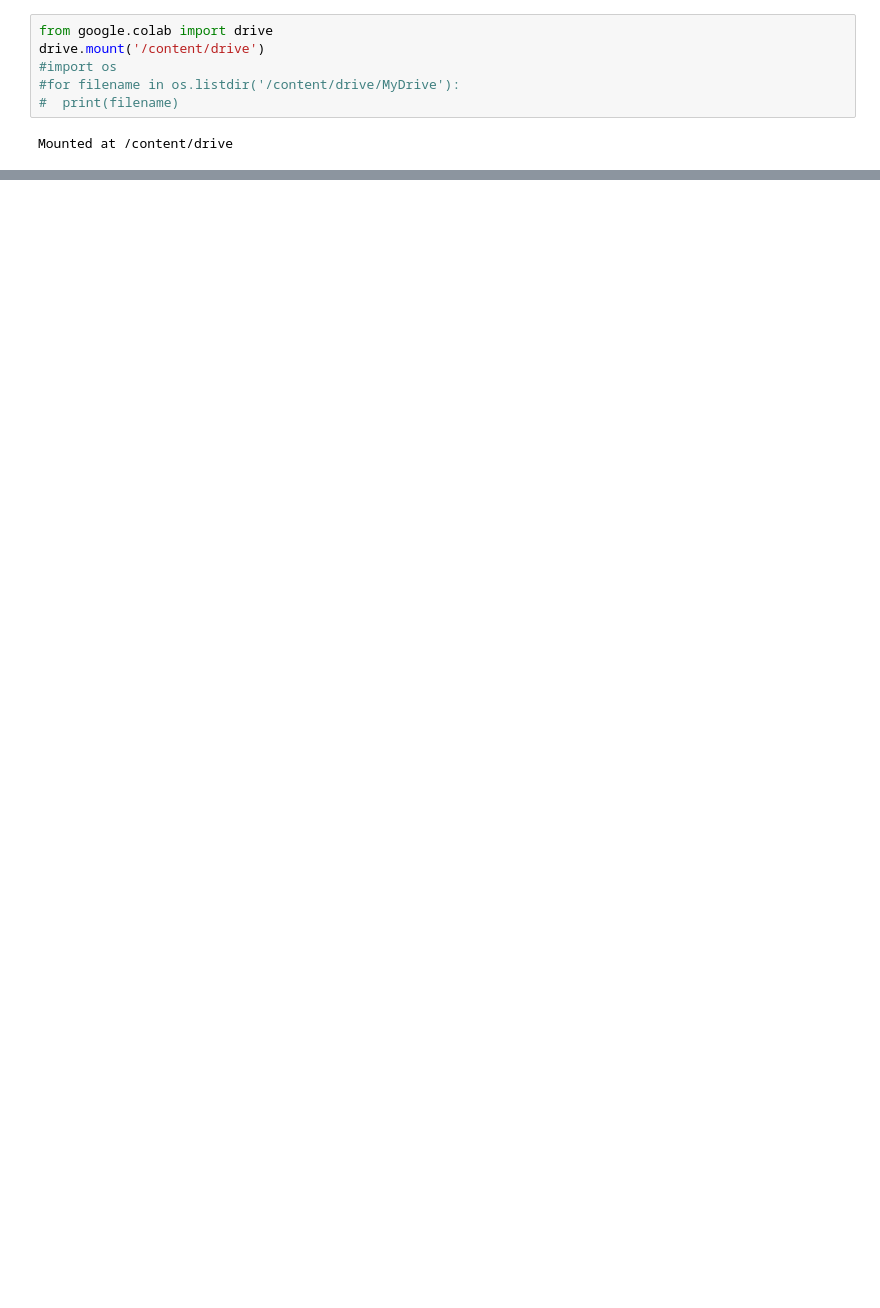
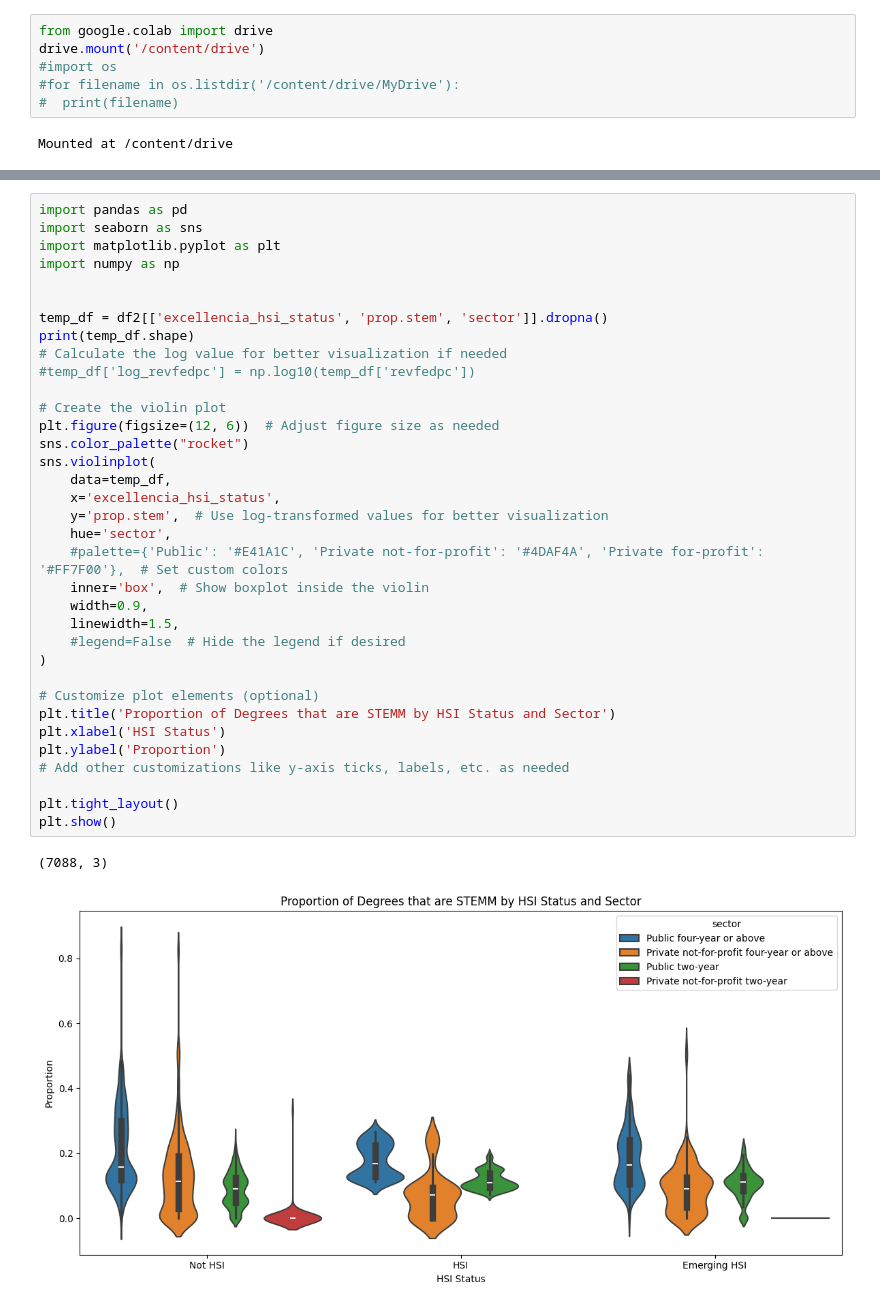
Before and after one commit to awagler2/NODE, a Jupyter notebook: viz_production.ipynb, the cells around one changed output, grey strips where cells are left out. Cells and saved outputs as stored; diff of their text form; blank space fills up the shorter version.

```diff
--- a/viz_production.ipynb
+++ b/viz_production.ipynb
@@ -386,0 +250,38 @@ plt.show()
+# %%
+import pandas as pd
+import seaborn as sns
+import matplotlib.pyplot as plt
+import numpy as np
+
+
+temp_df = df2[['excellencia_hsi_status', 'prop.stem', 'sector']].dropna()
+print(temp_df.shape)
+# Calculate the log value for better visualization if needed
+#temp_df['log_revfedpc'] = np.log10(temp_df['revfedpc'])
+
+# Create the violin plot
+plt.figure(figsize=(12, 6))  # Adjust figure size as needed
+sns.color_palette("rocket")
+sns.violinplot(
+    data=temp_df,
+    x='excellencia_hsi_status',
+    y='prop.stem',  # Use log-transformed values for better visualization
+    hue='sector',
+    #palette={'Public': '#E41A1C', 'Private not-for-profit': '#4DAF4A', 'Private for-profit': '#FF7F00'},  # Set custom colors
+    inner='box',  # Show boxplot inside the violin
+    width=0.9,
+    linewidth=1.5,
+    #legend=False  # Hide the legend if desired
+)
+
+# Customize plot elements (optional)
+plt.title('Proportion of Degrees that are STEMM by HSI Status and Sector')
+plt.xlabel('HSI Status')
+plt.ylabel('Proportion')
+# Add other customizations like y-axis ticks, labels, etc. as needed
+
+plt.tight_layout()
+plt.show()
+# %% [output]
+(7088, 3)
+[figure, added]
```
Also changed, not shown: parts of 42 cells of this notebook.
